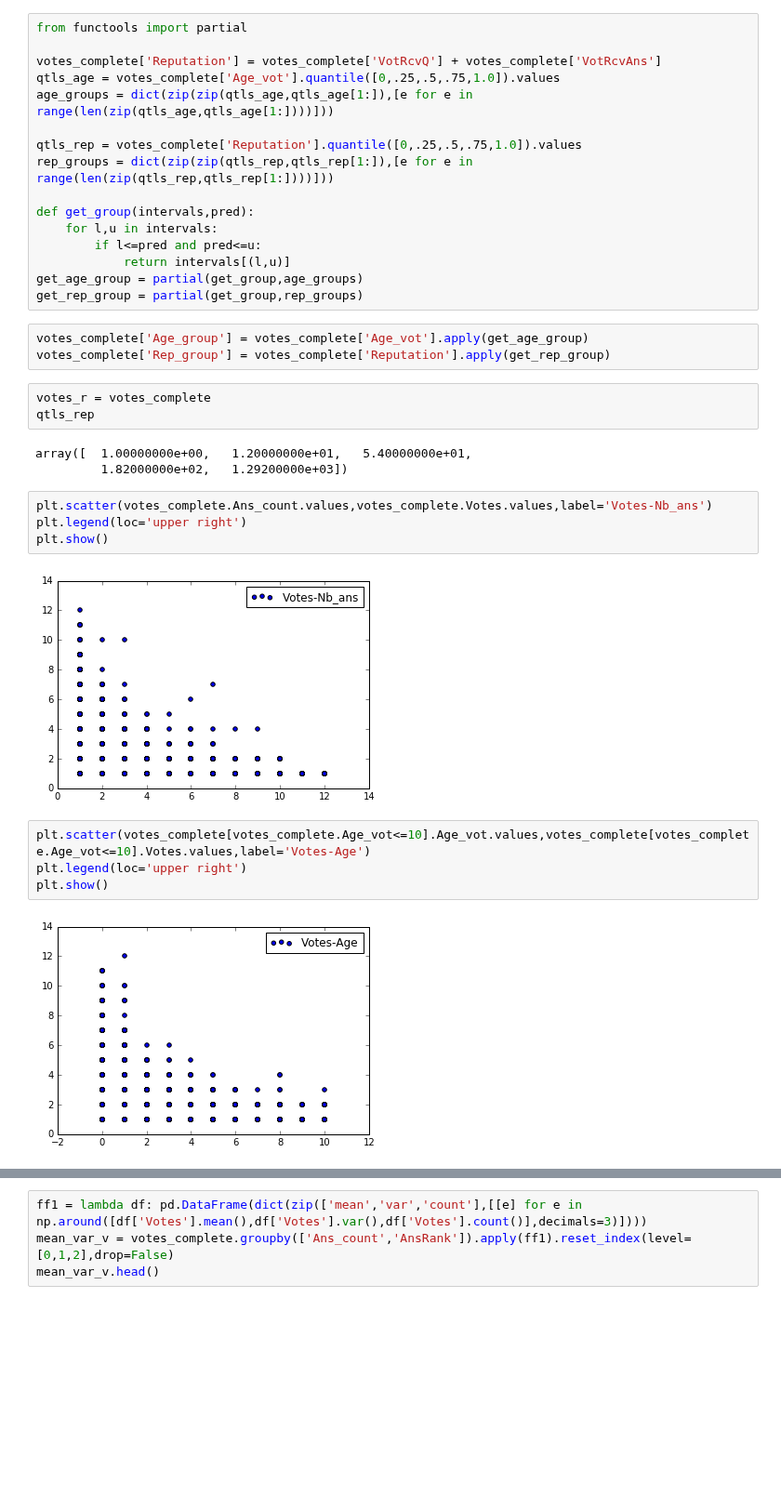
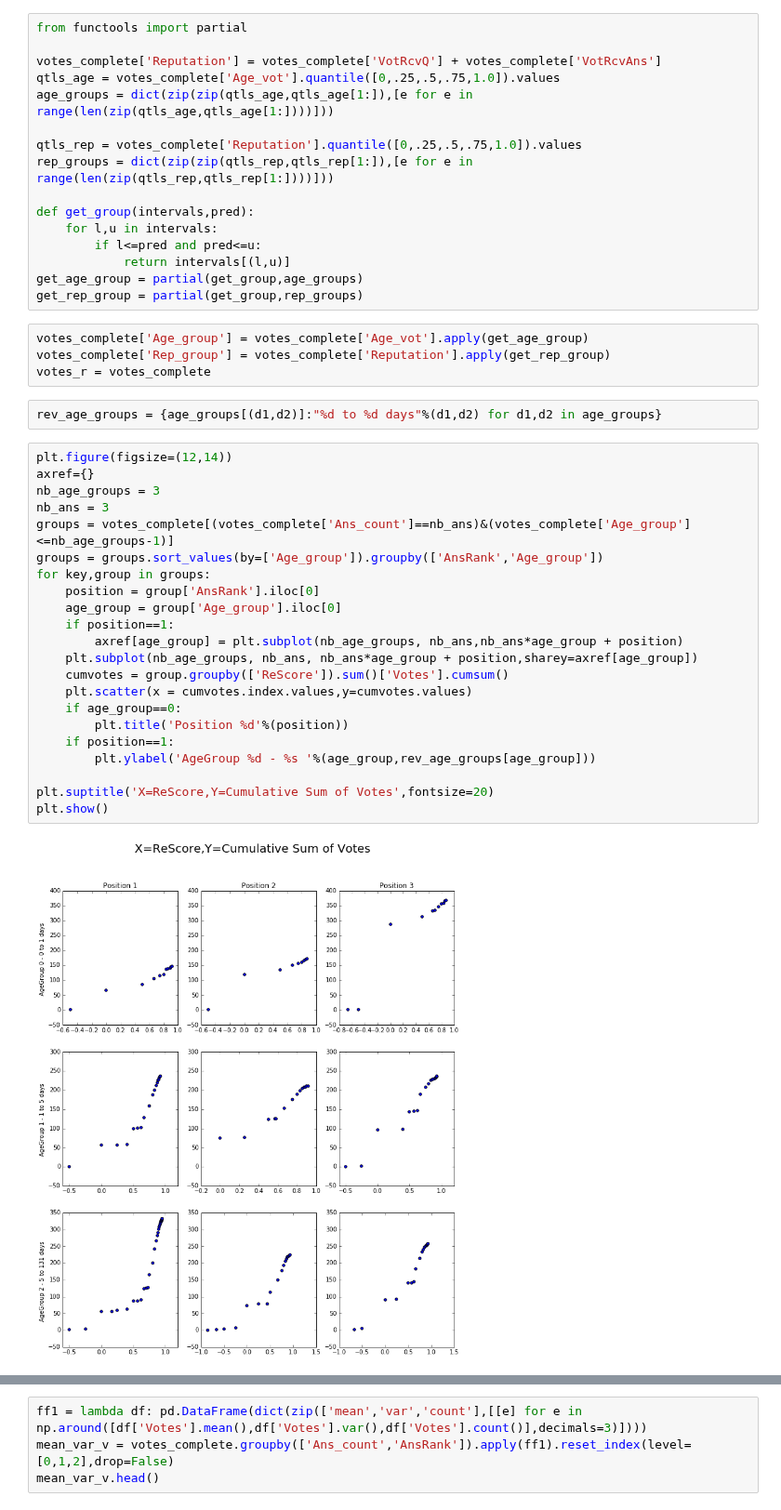
Before and after one commit to JoelDan192/Predictive-model-for-the-voting-system-in-SE-network, a Jupyter notebook: spanish_site/Regression_AnsVotes.ipynb, the cells around one changed output, grey strips where cells are left out. Shown at 93% size. Drawn from its saved outputs; the diff is of its cells as text; blank space fills up the shorter version.

Commit message:
Add exploratory plots by groups.

```diff
--- a/spanish_site/Regression_AnsVotes.ipynb
+++ b/spanish_site/Regression_AnsVotes.ipynb
@@ -122,21 +122,30 @@ get_rep_group = partial(get_group,rep_groups)
 # %%
 votes_complete['Age_group'] = votes_complete['Age_vot'].apply(get_age_group)
 votes_complete['Rep_group'] = votes_complete['Reputation'].apply(get_rep_group)
+votes_r = votes_complete
-# %%
-votes_r = votes_complete
-qtls_rep
-# %% [output]
-array([  1.00000000e+00,   1.20000000e+01,   5.40000000e+01,
-         1.82000000e+02,   1.29200000e+03])
-# %%
-plt.scatter(votes_complete.Ans_count.values,votes_complete.Votes.values,label='Votes-Nb_ans')
-plt.legend(loc='upper right')
-plt.show()
-# %% [output]
-[figure, removed]
-# %%
-plt.scatter(votes_complete[votes_complete.Age_vot<=10].Age_vot.values,votes_complete[votes_complete.Age_vot<=10].Votes.values,label='Votes-Age')
-plt.legend(loc='upper right')
-plt.show()
-# %% [output]
-[figure, removed]
+# %%
+rev_age_groups = {age_groups[(d1,d2)]:"%d to %d days"%(d1,d2) for d1,d2 in age_groups}
+# %%
+plt.figure(figsize=(12,14))
+axref={}
+nb_age_groups = 3
+nb_ans = 3
+groups = votes_complete[(votes_complete['Ans_count']==nb_ans)&(votes_complete['Age_group']<=nb_age_groups-1)]
+groups = groups.sort_values(by=['Age_group']).groupby(['AnsRank','Age_group'])
+for key,group in groups:
+    position = group['AnsRank'].iloc[0]
+    age_group = group['Age_group'].iloc[0]
+    if position==1:
+        axref[age_group] = plt.subplot(nb_age_groups, nb_ans,nb_ans*age_group + position)
+    plt.subplot(nb_age_groups, nb_ans, nb_ans*age_group + position,sharey=axref[age_group])
+    cumvotes = group.groupby(['ReScore']).sum()['Votes'].cumsum()
+    plt.scatter(x = cumvotes.index.values,y=cumvotes.values)
+    if age_group==0:
+        plt.title('Position %d'%(position))
+    if position==1:
+        plt.ylabel('AgeGroup %d - %s '%(age_group,rev_age_groups[age_group]))
+
+plt.suptitle('X=ReScore,Y=Cumulative Sum of Votes',fontsize=20)
+plt.show()
+# %% [output]
+[figure, added]
```
Also changed, not shown: parts of 4 cells of this notebook, 1 other file.
